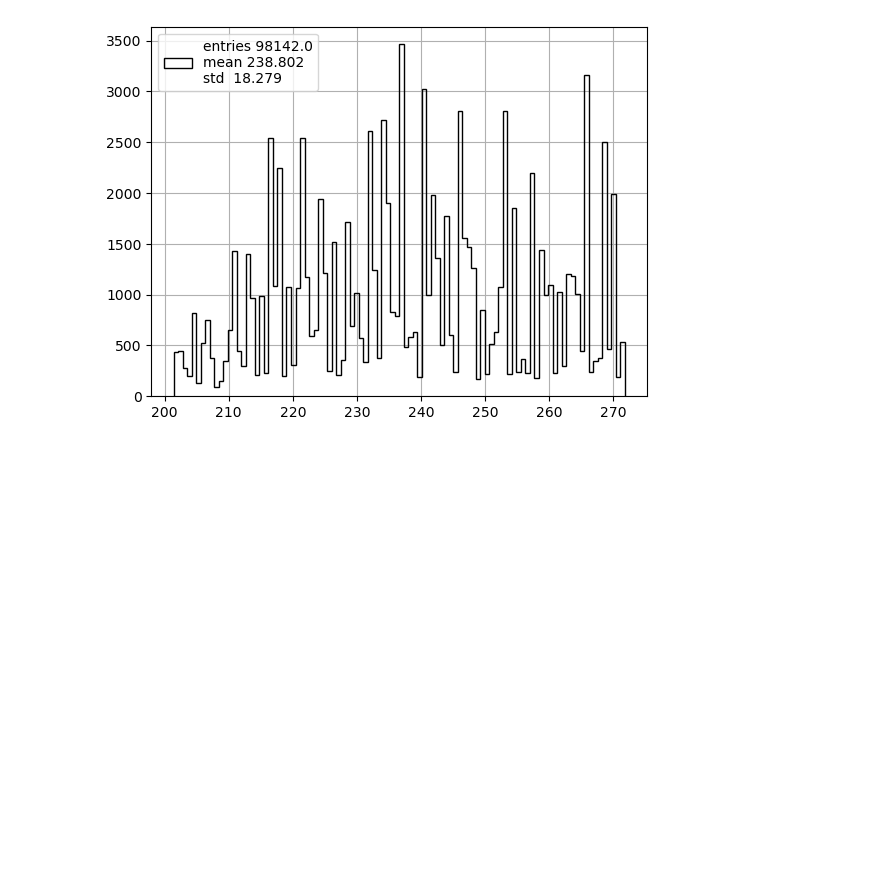
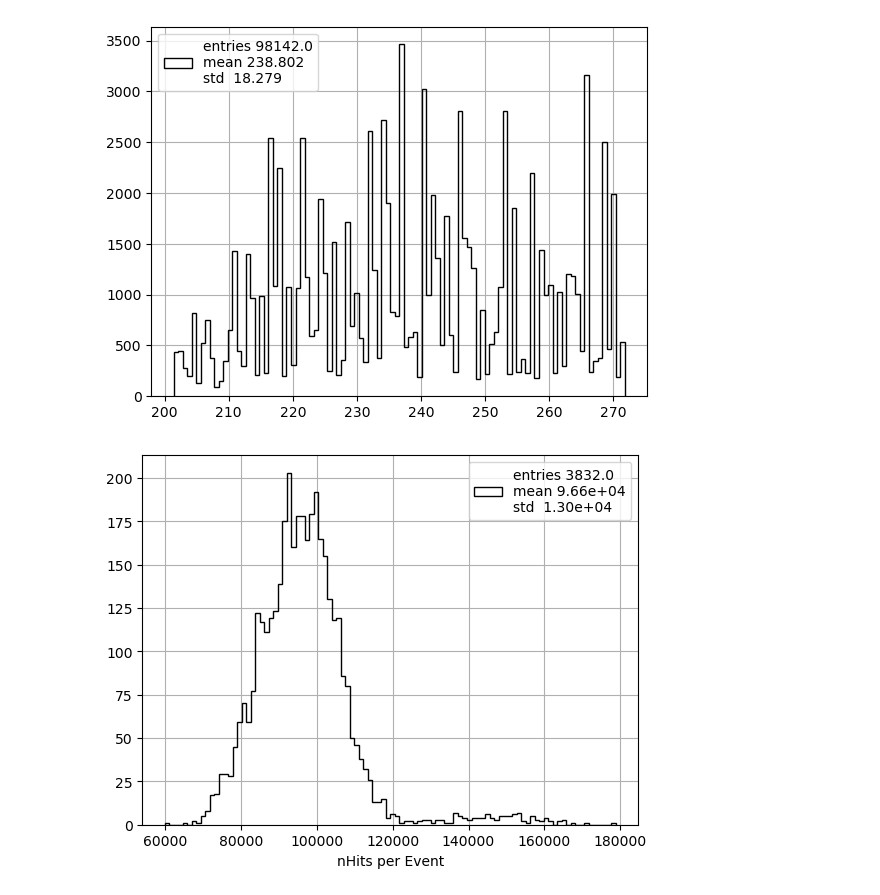
Before and after one commit to elenaramos44/nHits_trigger, a Jupyter notebook: NB/test_final_v1.ipynb, the cells around one changed output. Saved outputs shown, nothing was run; the diff lists cells and outputs as text; code cells hidden in the pictures; blank space fills up the shorter version.

```diff
--- a/NB/test_final_v1.ipynb
+++ b/NB/test_final_v1.ipynb
@@ -94,3 +98,8 @@ print(ak.max(run_times[event]/1e6) - ak.min(run_times[event]/1e6))
 # %% [output]
 70.35477466038913
 [figure]
+# %%
+nHits_per_event = ak.count(run_events, axis=-1)
+pltext.hist(nHits_per_event, 100, xylabels=("nHits per Event"), formate=".2e");
+# %% [output]
+[figure, added]
```
Also changed, not shown: parts of 6 cells of this notebook.
